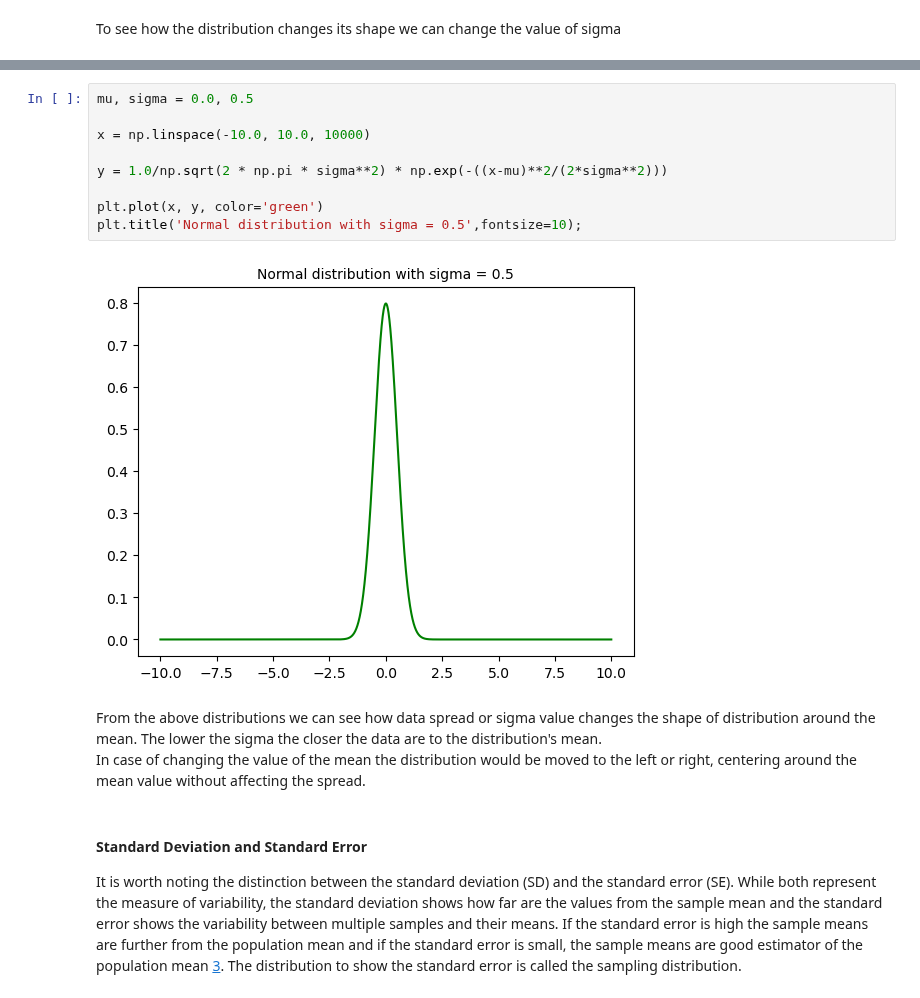
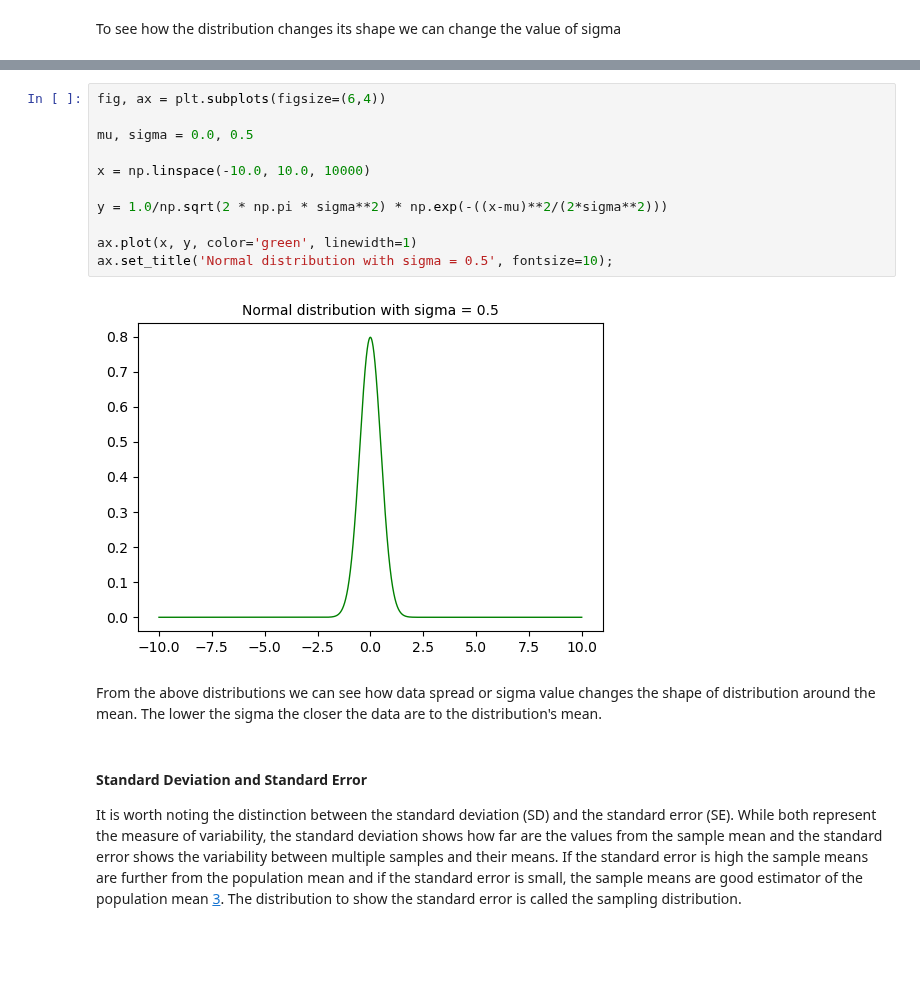
Before and after one commit to Tanja888/funddata-assessment, a Jupyter notebook: normal-distribution.ipynb, the cells around one changed output, grey strips where cells are left out. Cells and saved outputs as stored; diff of their text form; blank space fills up the shorter version.

```diff
--- a/normal-distribution.ipynb
+++ b/normal-distribution.ipynb
@@ -70,17 +71,18 @@ plt.title('Normal distribution with sigma = 2.0', fontsize=10);
 # %%
+fig, ax = plt.subplots(figsize=(6,4))
+
 mu, sigma = 0.0, 0.5
 
 x = np.linspace(-10.0, 10.0, 10000)
 
 y = 1.0/np.sqrt(2 * np.pi * sigma**2) * np.exp(-((x-mu)**2/(2*sigma**2)))
 
-plt.plot(x, y, color='green')
-plt.title('Normal distribution with sigma = 0.5',fontsize=10);
+ax.plot(x, y, color='green', linewidth=1)
+ax.set_title('Normal distribution with sigma = 0.5', fontsize=10);
 # %% [output]
-[figure, old version]
+[figure, new version]
-# %% [markdown]
-From the above distributions we can see how data spread or sigma value changes the shape of distribution around the mean. The lower the sigma the closer the data are to the distribution's mean.
-In case of changing the value of the mean the distribution would be moved to the left or right, centering around the mean value without affecting the spread.
+# %% [markdown]
+From the above distributions we can see how data spread or sigma value changes the shape of distribution around the mean. The lower the sigma the closer the data are to the distribution's mean.
 # %% [markdown]
 #### Standard Deviation and Standard Error
 
```
Also changed, not shown: parts of 51 cells of this notebook.
